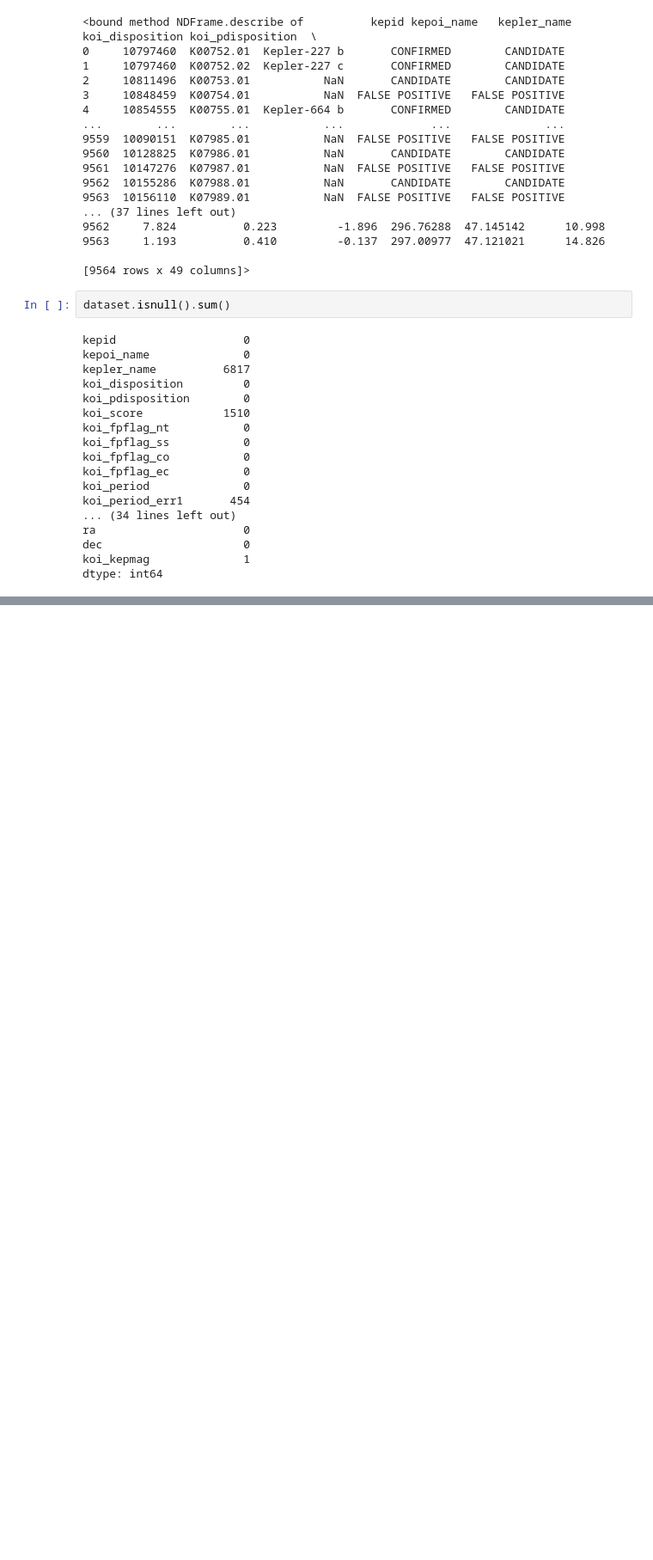
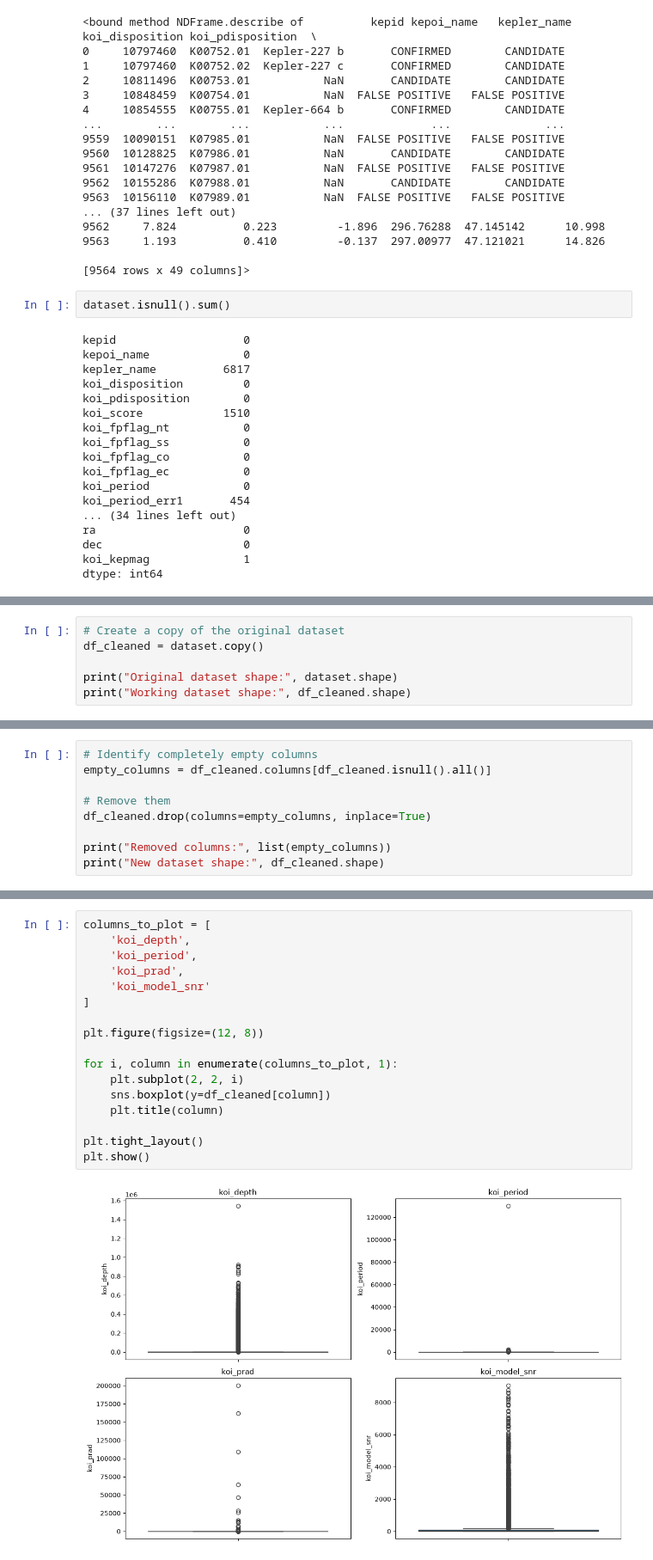
Before and after one commit to devikarapillai/Kepler-Exoplant_Classification, a Jupyter notebook: Nasa Kepler Exoplanent Detection.ipynb, the cells around one changed output, grey strips where cells are left out. Shown at 86% size. Saved outputs shown, nothing was run; the diff lists cells and outputs as text; blank space fills up the shorter version.

```diff
--- a/Nasa Kepler Exoplanent Detection.ipynb
+++ b/Nasa Kepler Exoplanent Detection.ipynb
@@ -92,0 +158,6 @@ dtype: int64
+# %%
+# Create a copy of the original dataset
+df_cleaned = dataset.copy()
+
+print("Original dataset shape:", dataset.shape)
+print("Working dataset shape:", df_cleaned.shape)
@@ -92,0 +187,9 @@ dtype: int64
+# %%
+# Identify completely empty columns
+empty_columns = df_cleaned.columns[df_cleaned.isnull().all()]
+
+# Remove them
+df_cleaned.drop(columns=empty_columns, inplace=True)
+
+print("Removed columns:", list(empty_columns))
+print("New dataset shape:", df_cleaned.shape)
@@ -92,0 +519,19 @@ dtype: int64
+# %%
+columns_to_plot = [
+    'koi_depth',
+    'koi_period',
+    'koi_prad',
+    'koi_model_snr'
+]
+
+plt.figure(figsize=(12, 8))
+
+for i, column in enumerate(columns_to_plot, 1):
+    plt.subplot(2, 2, i)
+    sns.boxplot(y=df_cleaned[column])
+    plt.title(column)
+
+plt.tight_layout()
+plt.show()
+# %% [output]
+[figure, added]
```
Also changed, not shown: parts of 27 cells of this notebook.
